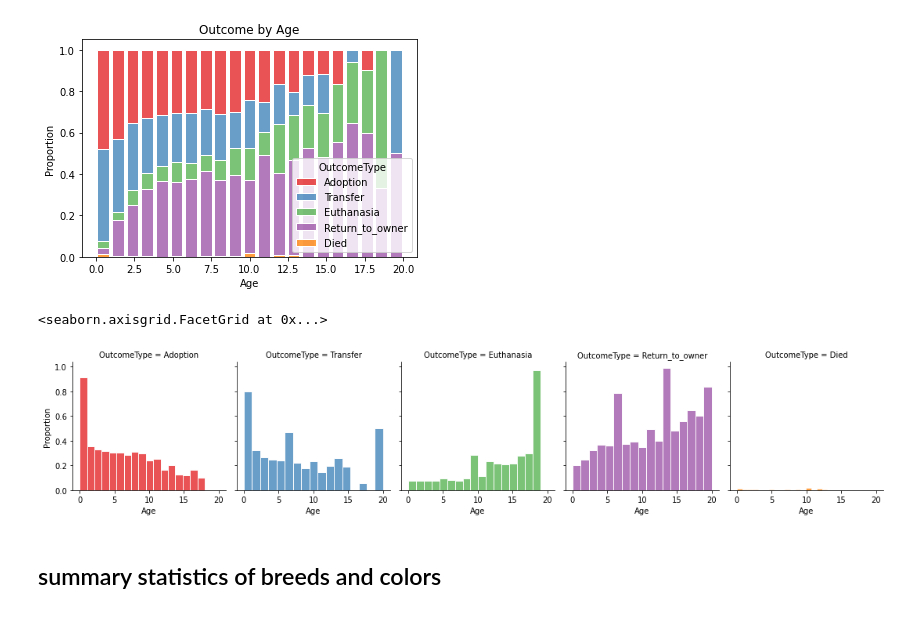
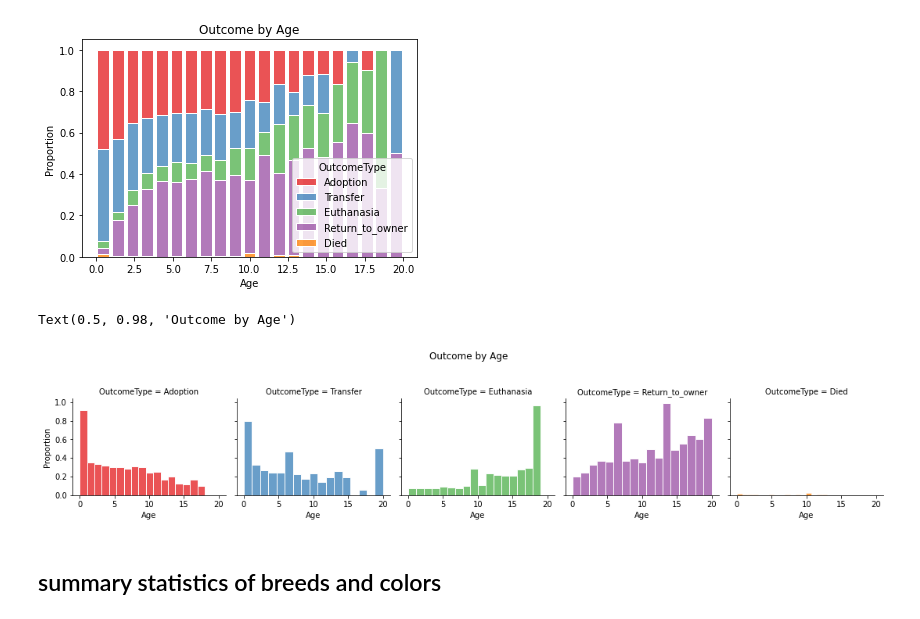
Before and after one commit to DavidSiegl/Animal-Shelter-Analysis, a Jupyter notebook: exploratory data analysis.ipynb, the cells around one changed output. Cells and saved outputs as stored; diff of their text form; code cells hidden in the pictures.

```diff
--- a/exploratory data analysis.ipynb
+++ b/exploratory data analysis.ipynb
@@ -208,12 +208,14 @@ ax.set(xlabel='Age',
 # %%
 # Alternative plot for the stacked bar chart
 hist_wrap = sns.FacetGrid(plot_data, col=hue, hue=hue, palette="Set1")
 hist_wrap.map_dataframe(sns.histplot, x=x, weights=y, edgecolor='white', bins=17)
 hist_wrap.set(xlabel='Age',
        ylabel='Proportion')
+hist_wrap.fig.subplots_adjust(top=0.7)
+plt.suptitle('Outcome by Age')
 # %% [output]
-<seaborn.axisgrid.FacetGrid at 0x...>
+Text(0.5, 0.98, 'Outcome by Age')
-[figure, old version]
+[figure, new version]
 # %% [markdown]
 ## summary statistics of breeds and colors
 # %% [markdown]
```
